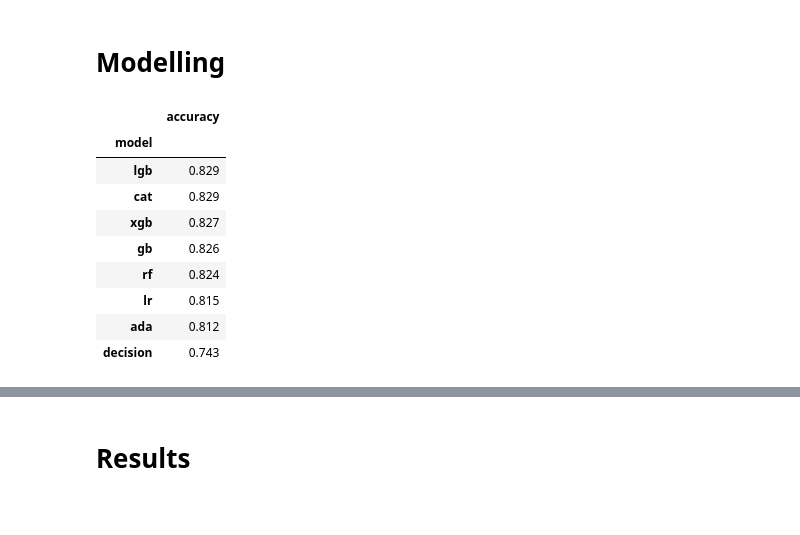
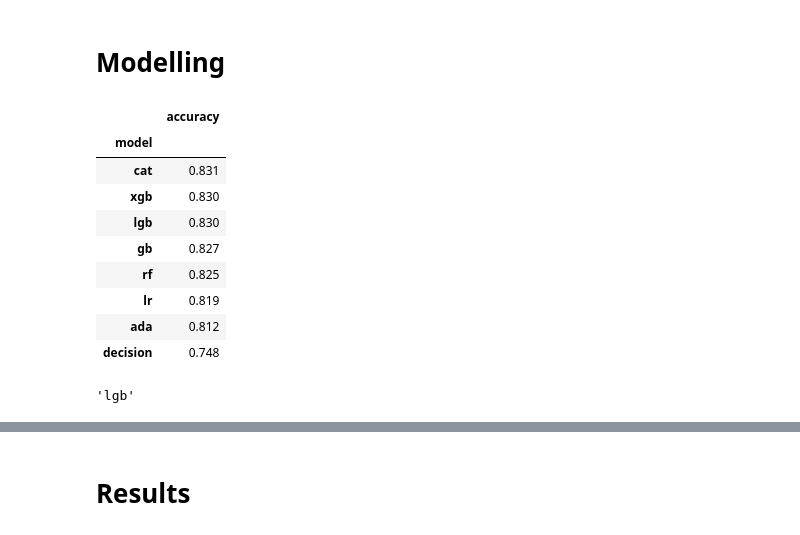
Before and after one commit to mikejovyan/kaggle, a Jupyter notebook: classification/academic-success/notebook.ipynb, the cells around one changed output, grey strips where cells are left out. Saved outputs shown, nothing was run; the diff lists cells and outputs as text; code cells hidden in the pictures.

```diff
--- a/classification/academic-success/notebook.ipynb
+++ b/classification/academic-success/notebook.ipynb
@@ -267,6 +271,9 @@ Validation score = 0.50 < threshold = 0.6 → train and test sets indistinguisha
 # %% [markdown]
 # Data Preprocessing
 # %%
+# encode target
+train_data[target] = train_data_encoded[target]
+
 # split data into training and test sets
 X = train_data[features]
 y = train_data[target]
@@ -284,12 +286,20 @@ y_test_encoded = target_encoder.transform(y_test)
 transformer_config = {
     "numerical": {
         "columns": numerical_features,
-        "steps": [("scale", RobustScaler())],
+        "steps": [
+            ("scale", RobustScaler()),
+        ],
     },
     "nominal": {
         "columns": nominal_features,
         "steps": [
-            ("encode", OneHotEncoder(sparse_output=False, handle_unknown="ignore"))
+            (
+                "encode",
+                OneHotEncoder(
+                    sparse_output=False,
+                    handle_unknown="ignore",
+                ),
+            ),
         ],
     },
     "ordinal": {
@@ -297,8 +307,17 @@ transformer_config = {
         "steps": [
             (
                 "encode",
-                OrdinalEncoder(handle_unknown="use_encoded_value", unknown_value=-1),
-            )
+                OrdinalEncoder(
+                    handle_unknown="use_encoded_value",
+                    unknown_value=-1,
+                ),
+            ),
+        ],
+    },
+    "high_cardinality": {
+        "columns": high_cardinality_features,
+        "steps": [
+            ("encode", TargetEncoder()),
         ],
     },
 }
@@ -372,12 +391,14 @@ primary_metric = "accuracy"
 # %% [markdown]
 # Modelling
 # %%
+# create models and parameter spaces
+lr_solvers = ["liblinear", "lbfgs"] if len(target_classes) == 2 else ["lbfgs"]
 models = {
     "lr": {
         "model": LogisticRegression(random_state=42, max_iter=10000),
         "params": {
             "lr__C": ("float", 1e-3, 1e3, {"log": True}),
-            "lr__solver": ("categorical", ["liblinear", "lbfgs"], None, {}),
+            "lr__solver": ("categorical", lr_solvers, None, {}),
         },
     },
     # too slow
@@ -475,40 +496,45 @@ for model_name, model_config in models.items():
     pipeline = Pipeline(
         [
             ("preprocessor", preprocessor),
             (model_name, model_config["model"]),
         ]
     )
 
     start_time = time.time()
     search = GridSearchCV(
         estimator=pipeline,
         param_grid={},
         cv=cv_train,
         scoring=primary_metric,
         refit=True,
     )
-    search.fit(X_train, y_train_encoded)
+    search.fit(X_train, y_train)
     elapsed_time = time.time() - start_time
 
     cv_scores = {primary_metric: search.cv_results_["mean_test_score"][0]}
     cv_scores["model"] = model_name
 
     pipelines[model_name] = search.best_estimator_
     train_times[model_name] = elapsed_time
     train_results_list.append(cv_scores)
 
 train_results = pd.DataFrame(train_results_list).set_index("model")
 train_results = train_results.sort_values(primary_metric, ascending=False)
+best_model_name = "lgb"  # tune lgb instead of cat (highest accuracy)
 display(train_results)
 # %% [output]
 |  | accuracy |
 | model |  |
-| lgb | 0.829 |
-| cat | 0.829 |
-| xgb | 0.827 |
-| gb | 0.826 |
-| rf | 0.824 |
-| lr | 0.815 |
+| cat | 0.831 |
+| xgb | 0.830 |
+| lgb | 0.830 |
+| gb | 0.827 |
+| rf | 0.825 |
+| lr | 0.819 |
 | ada | 0.812 |
-| decision | 0.743 |
+| decision | 0.748 |
+# %%
+best_model_name
+# %% [output]
+'lgb'
 # %%
```
Also changed, not shown: parts of 11 cells of this notebook, 2 other files.
